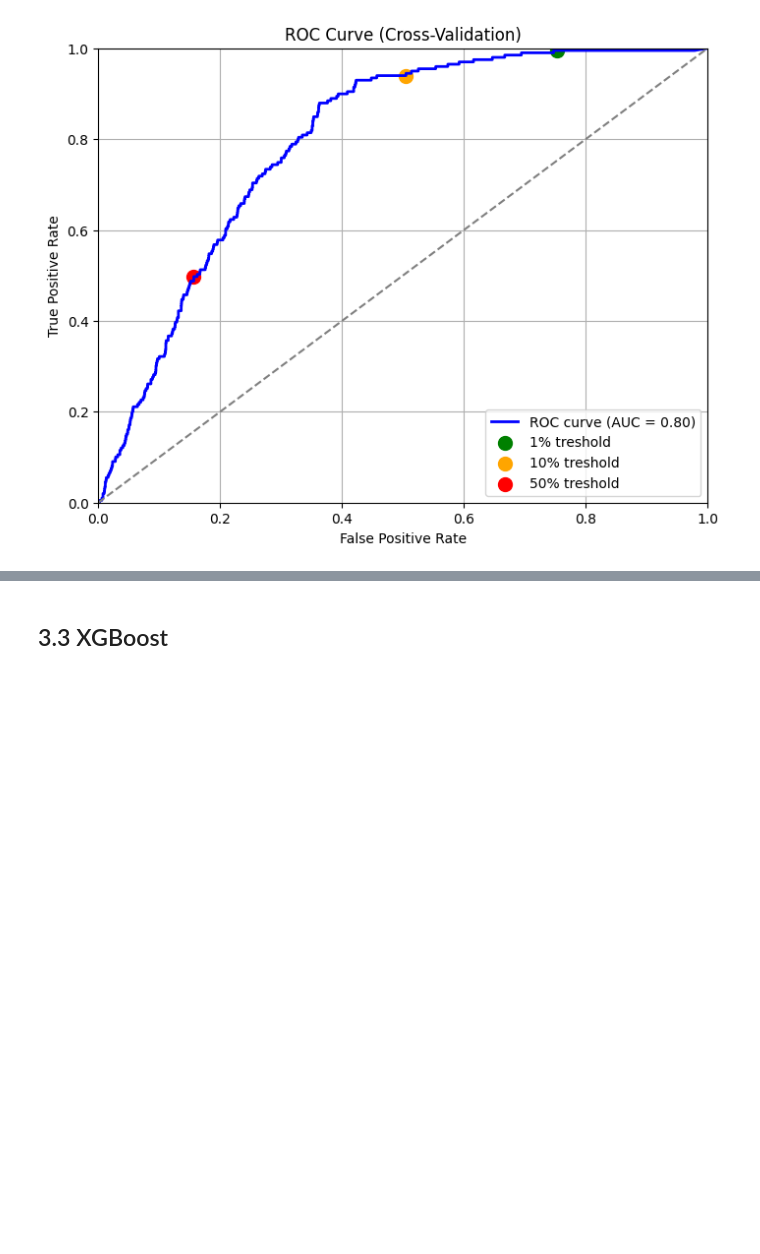
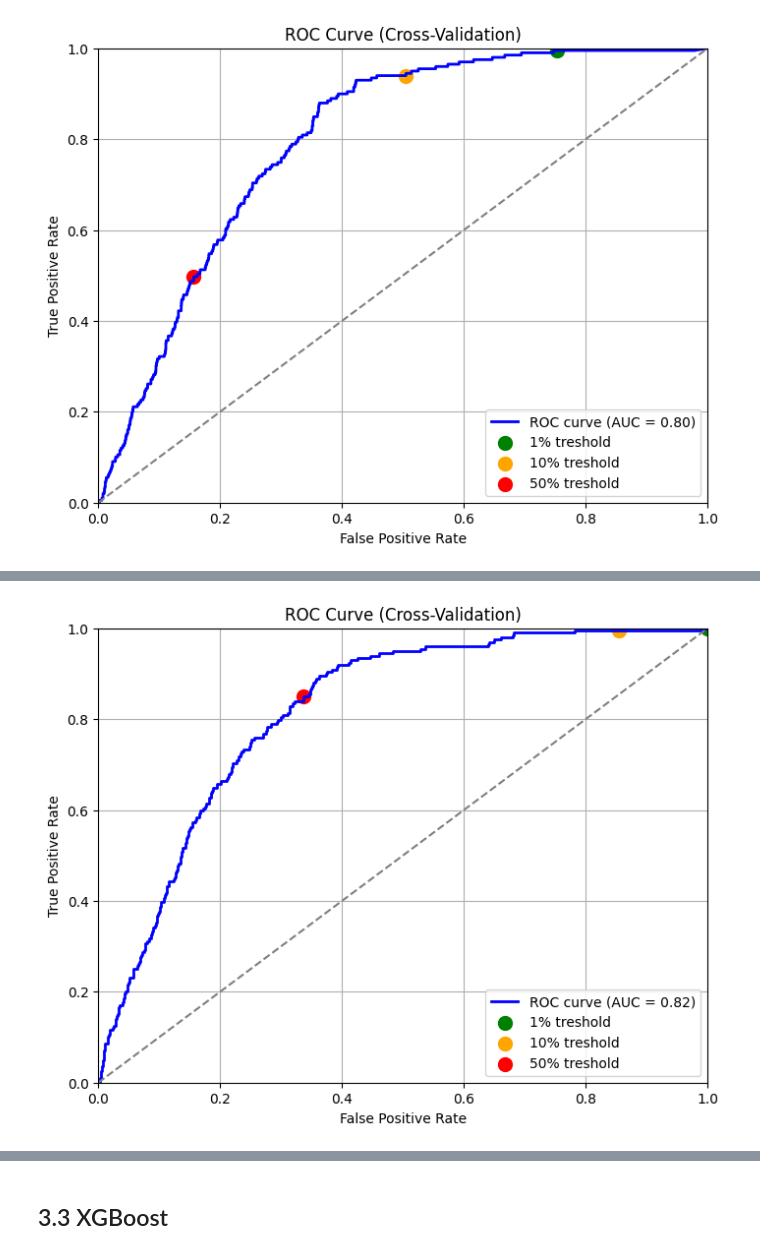
Before and after one commit to janwyczawski/Stroke-prediction, a Jupyter notebook: project.ipynb, the cells around one changed output, grey strips where cells are left out. Cells and saved outputs as stored; diff of their text form; code cells hidden in the pictures; blank space fills up the shorter version.

```diff
--- a/project.ipynb
+++ b/project.ipynb
@@ -913,7 +928,7 @@ rf_gs = GridSearchCV(
     estimator=pipe2_1,
     param_grid = {
     'regressor__n_estimators': [50, 100, 200],
-    'regressor__max_depth': [None, 10, 20, 30],
+    'regressor__max_depth': [1, 5, 10, 20, 30],
     'regressor__min_samples_split': [2, 5, 10],
     'regressor__min_samples_leaf': [1, 2, 4],
 },
@@ -988,0 +1040,7 @@ plt.show()
+# %%
+pipe2_2 = Pipeline(steps=[
+    ('preprocessor', transformer),
+    ('regressor', RandomForestClassifier(max_depth=3, min_samples_leaf=4, min_samples_split=5, n_estimators=2000, class_weight='balanced'))
+])
+
+pipe2_2.fit(X_train, y_train)
@@ -989,3 +1062,40 @@ plt.show()
+# %%
+y_prob_cv = cross_val_predict(pipe2_2, X_train, y_train, cv=10, method='predict_proba')[:, 1]
+
+fpr, tpr, thresholds = roc_curve(y_train, y_prob_cv)
+roc_auc = auc(fpr, tpr)
+
+tr1 = 0.01
+index_tr1 = np.argmin(np.abs(thresholds - tr1))
+fpr_tr1 = fpr[index_tr1]
+trp_tr1 = tpr[index_tr1]
+
+tr10 = 0.1
+index_tr10 = np.argmin(np.abs(thresholds - tr10))
+fpr_tr10 = fpr[index_tr10]
+trp_tr10 = tpr[index_tr10]
+
+tr50 = 0.5
+index_tr50 = np.argmin(np.abs(thresholds - tr50))
+fpr_tr50 = fpr[index_tr50]
+trp_tr50 = tpr[index_tr50]
+
+plt.figure(figsize=(8, 6))
+plt.plot(fpr, tpr, color='blue', lw=2, label=f'ROC curve (AUC = {roc_auc:.2f})')
+plt.scatter(fpr_tr1, trp_tr1, color='green', s=100, label=f"1% treshold")
+plt.scatter(fpr_tr10, trp_tr10, color='orange', s=100, label=f"10% treshold")
+plt.scatter(fpr_tr50, trp_tr50, color='red', s=100, label=f"50% treshold")
+plt.plot([0, 1], [0, 1], color='gray', linestyle='--')
+plt.xlim([0.0, 1.0])
+plt.ylim([0.0, 1.0])
+plt.xlabel('False Positive Rate')
+plt.ylabel('True Positive Rate')
+plt.title('ROC Curve (Cross-Validation)')
+plt.legend(loc='lower right')
+plt.grid()
+plt.show()
+# %% [output]
+[figure, added]
 # %%
 y_prob_cv = cross_val_predict(random_forest_tuned, X_train, y_train, cv=10, method="predict_proba")[:, 1]
 
```
Also changed, not shown: parts of 9 cells of this notebook, 1 other file.
